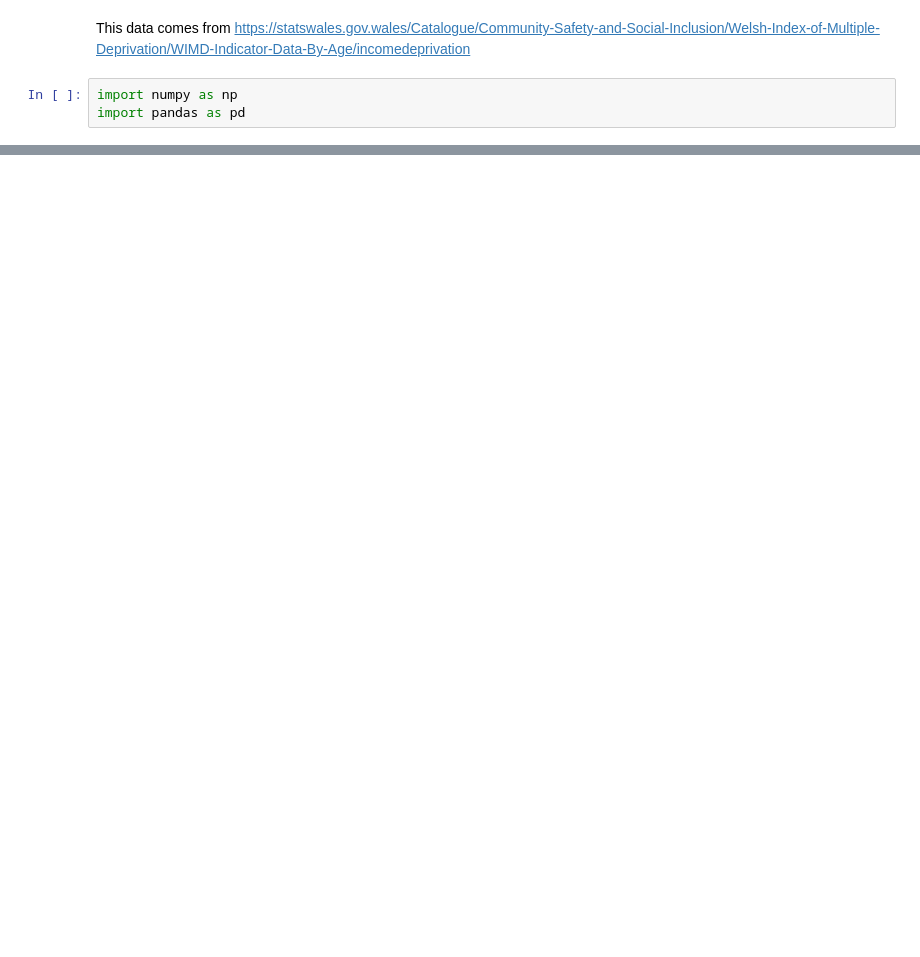
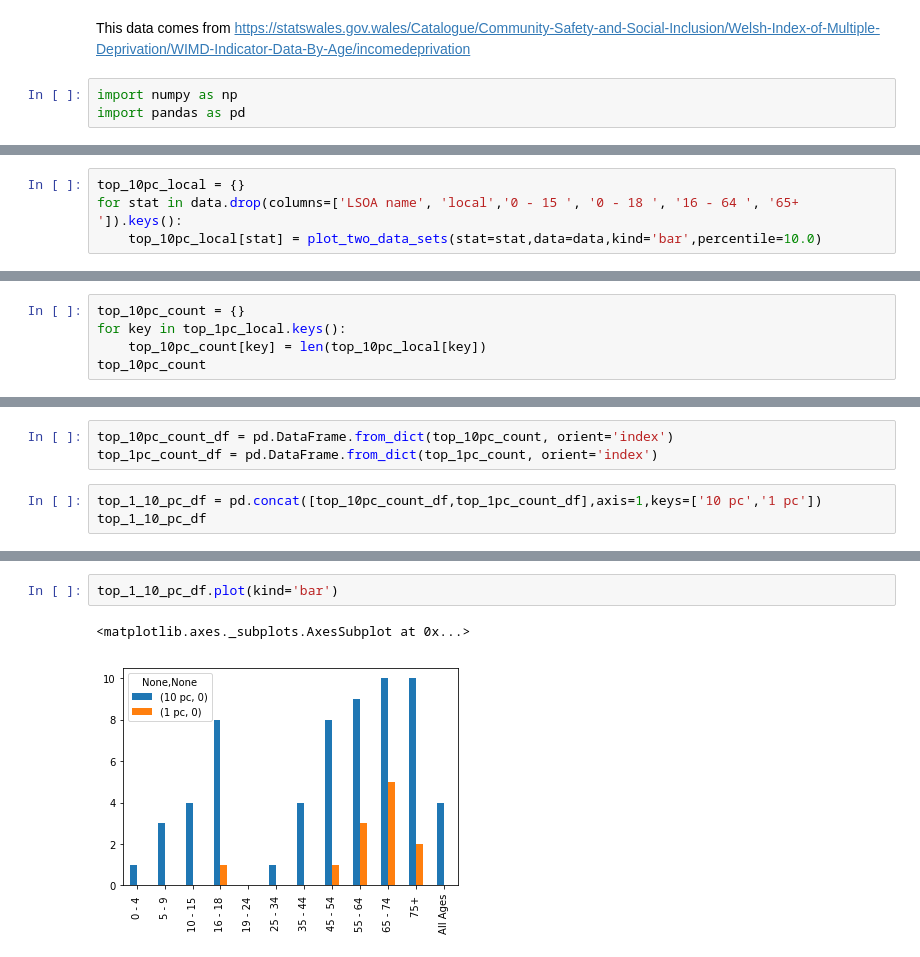
Before and after one commit to idorrington92/SRCDC_cardiff_data_analysis, a Jupyter notebook: codes/employment/Income_deprivation_analysis.ipynb, the cells around one changed output, grey strips where cells are left out. Saved outputs shown, nothing was run; the diff lists cells and outputs as text; blank space fills up the shorter version.

```diff
--- a/codes/employment/Income_deprivation_analysis.ipynb
+++ b/codes/employment/Income_deprivation_analysis.ipynb
@@ -27,0 +76,4 @@ pd.read_csv(file,skiprows=8)
+# %%
+top_10pc_local = {}
+for stat in data.drop(columns=['LSOA name', 'local','0 - 15 ', '0 - 18 ', '16 - 64 ', '65+ ']).keys():
+    top_10pc_local[stat] = plot_two_data_sets(stat=stat,data=data,kind='bar',percentile=10.0)
@@ -27,0 +93,5 @@ pd.read_csv(file,skiprows=8)
+# %%
+top_10pc_count = {}
+for key in top_1pc_local.keys():
+    top_10pc_count[key] = len(top_10pc_local[key])
+top_10pc_count
@@ -27,0 +111,6 @@ pd.read_csv(file,skiprows=8)
+# %%
+top_10pc_count_df = pd.DataFrame.from_dict(top_10pc_count, orient='index')
+top_1pc_count_df = pd.DataFrame.from_dict(top_1pc_count, orient='index')
+# %%
+top_1_10_pc_df = pd.concat([top_10pc_count_df,top_1pc_count_df],axis=1,keys=['10 pc','1 pc'])
+top_1_10_pc_df
@@ -27,0 +132,5 @@ pd.read_csv(file,skiprows=8)
+# %%
+top_1_10_pc_df.plot(kind='bar')
+# %% [output]
+<matplotlib.axes._subplots.AxesSubplot at 0x...>
+[figure, added]
```
Also changed, not shown: parts of 25 cells of this notebook, 8 other files.
